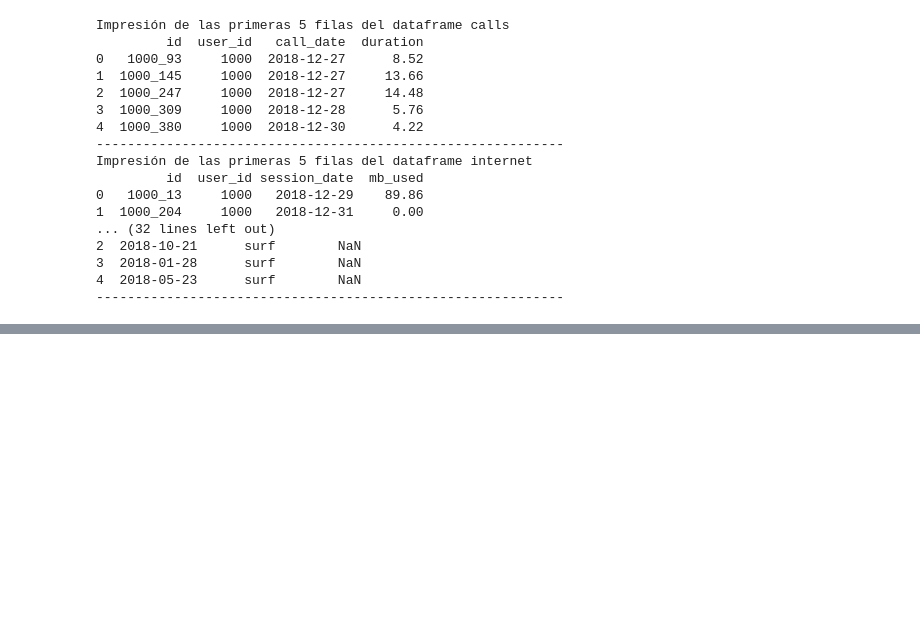
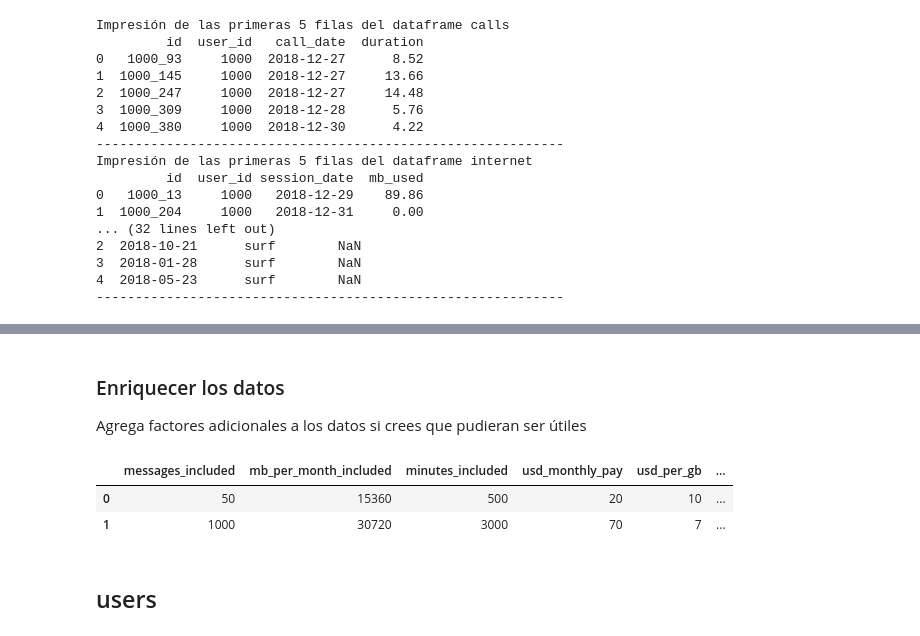
Before and after one commit to DiffelVIA/Sprint_5, a Jupyter notebook: sprint_5.ipynb, the cells around one changed output, grey strips where cells are left out. Drawn from its saved outputs; the diff is of its cells as text; code cells hidden in the pictures; blank space fills up the shorter version.

Commit message:
Cuarto commit análisis profundo, limpiado y enriquecimiento de datos

```diff
--- a/sprint_5.ipynb
+++ b/sprint_5.ipynb
@@ -91,0 +177,16 @@ Impresión de las primeras 5 filas del dataframe internet
+# %% [markdown]
+### Enriquecer los datos
+
+Agrega factores adicionales a los datos si crees que pudieran ser útiles
+# %%
+plans.rename(columns={'tariff_name':'plan'},inplace=True)
+# %%
+plans['gb_per_month_included'] = plans['mb_per_month_included']/1024
+# %%
+plans.head(2)
+# %% [output]
+|  | messages_included | mb_per_month_included | minutes_included | usd_monthly_pay | usd_per_gb | ... |
+| 0 | 50 | 15360 | 500 | 20 | 10 | ... |
+| 1 | 1000 | 30720 | 3000 | 70 | 7 | ... |
+# %% [markdown]
+## users
```
Also changed, not shown: parts of 54 cells of this notebook.
